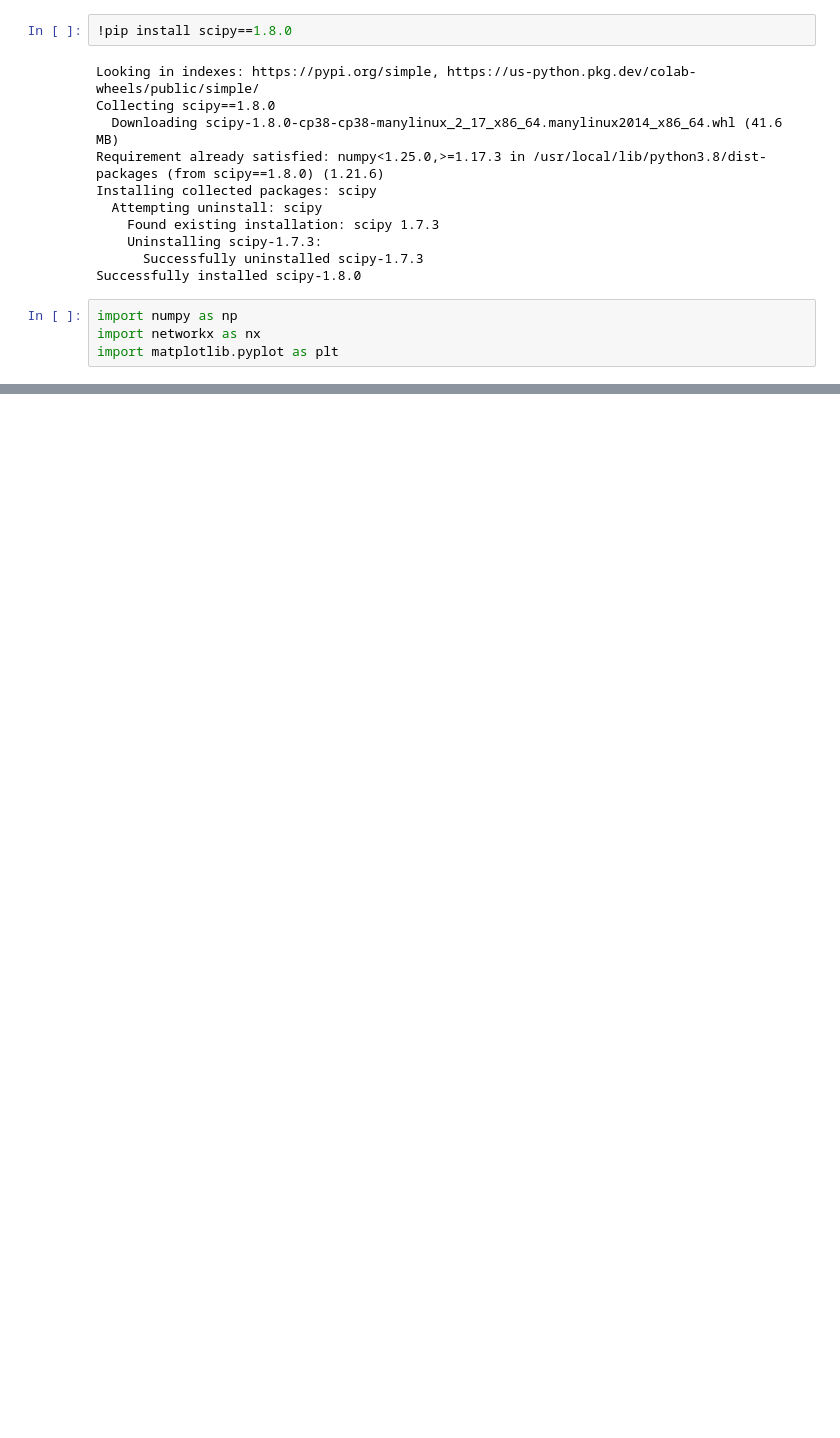
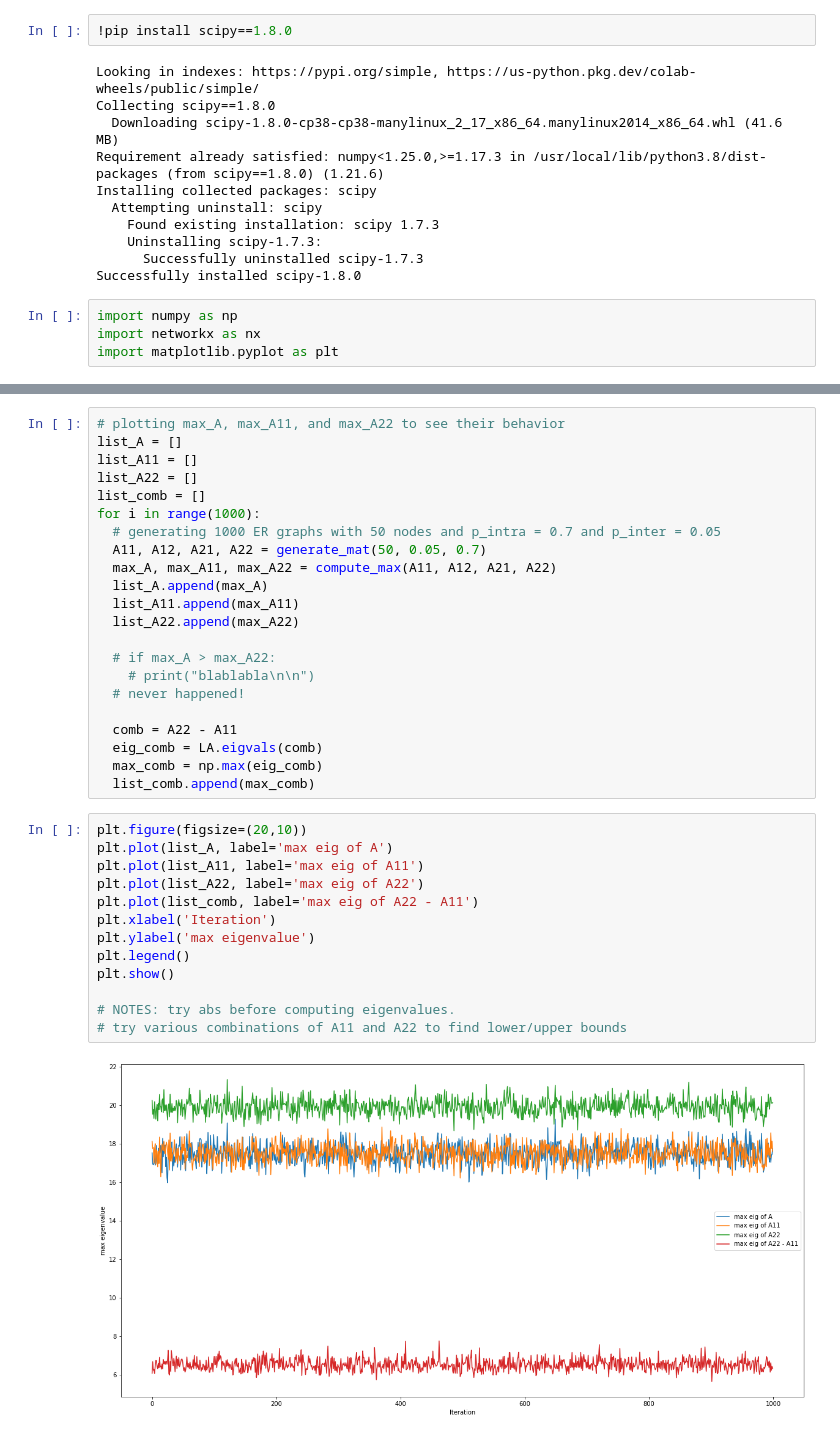
Before and after one commit to RamanEbrahimi/Network-Science, a Jupyter notebook: Research-related/Multilayer_Networkx.ipynb, the cells around one changed output, grey strips where cells are left out. Saved outputs shown, nothing was run; the diff lists cells and outputs as text; blank space fills up the shorter version.

```diff
--- a/Research-related/Multilayer_Networkx.ipynb
+++ b/Research-related/Multilayer_Networkx.ipynb
@@ -99,0 +141,37 @@ plot_graph(G_22)
+# %%
+# plotting max_A, max_A11, and max_A22 to see their behavior
+list_A = []
+list_A11 = []
+list_A22 = []
+list_comb = []
+for i in range(1000):
+  # generating 1000 ER graphs with 50 nodes and p_intra = 0.7 and p_inter = 0.05
+  A11, A12, A21, A22 = generate_mat(50, 0.05, 0.7)
+  max_A, max_A11, max_A22 = compute_max(A11, A12, A21, A22)
+  list_A.append(max_A)
+  list_A11.append(max_A11)
+  list_A22.append(max_A22)
+
+  # if max_A > max_A22:
+    # print("blablabla\n\n")
+  # never happened!
+
+  comb = A22 - A11
+  eig_comb = LA.eigvals(comb)
+  max_comb = np.max(eig_comb)
+  list_comb.append(max_comb)
+# %%
+plt.figure(figsize=(20,10))
+plt.plot(list_A, label='max eig of A')
+plt.plot(list_A11, label='max eig of A11')
+plt.plot(list_A22, label='max eig of A22')
+plt.plot(list_comb, label='max eig of A22 - A11')
+plt.xlabel('Iteration')
+plt.ylabel('max eigenvalue')
+plt.legend()
+plt.show()
+
+# NOTES: try abs before computing eigenvalues.
+# try various combinations of A11 and A22 to find lower/upper bounds
+# %% [output]
+[figure, added]
```
Also changed, not shown: parts of 4 cells of this notebook, 1 other file.
